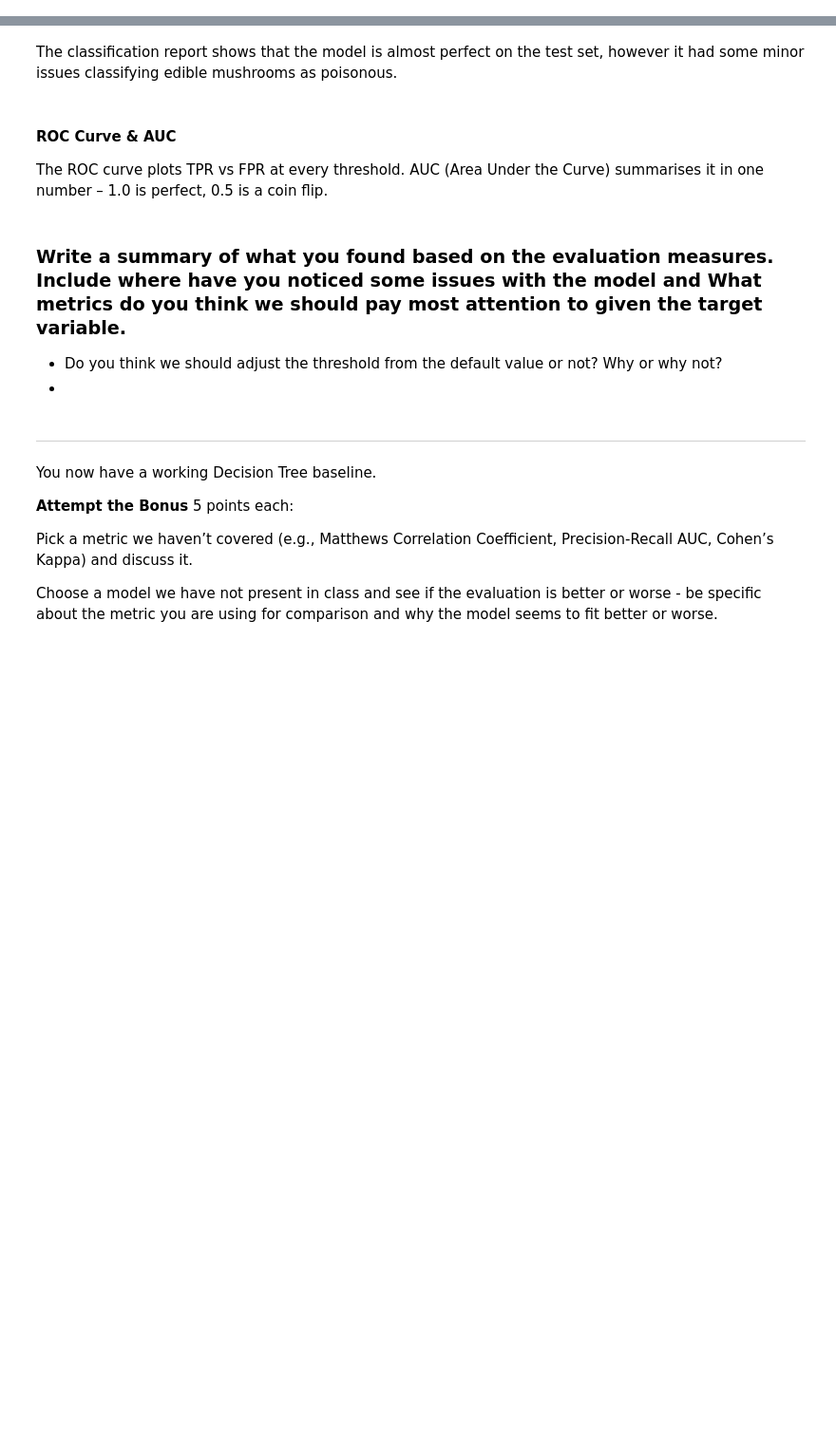
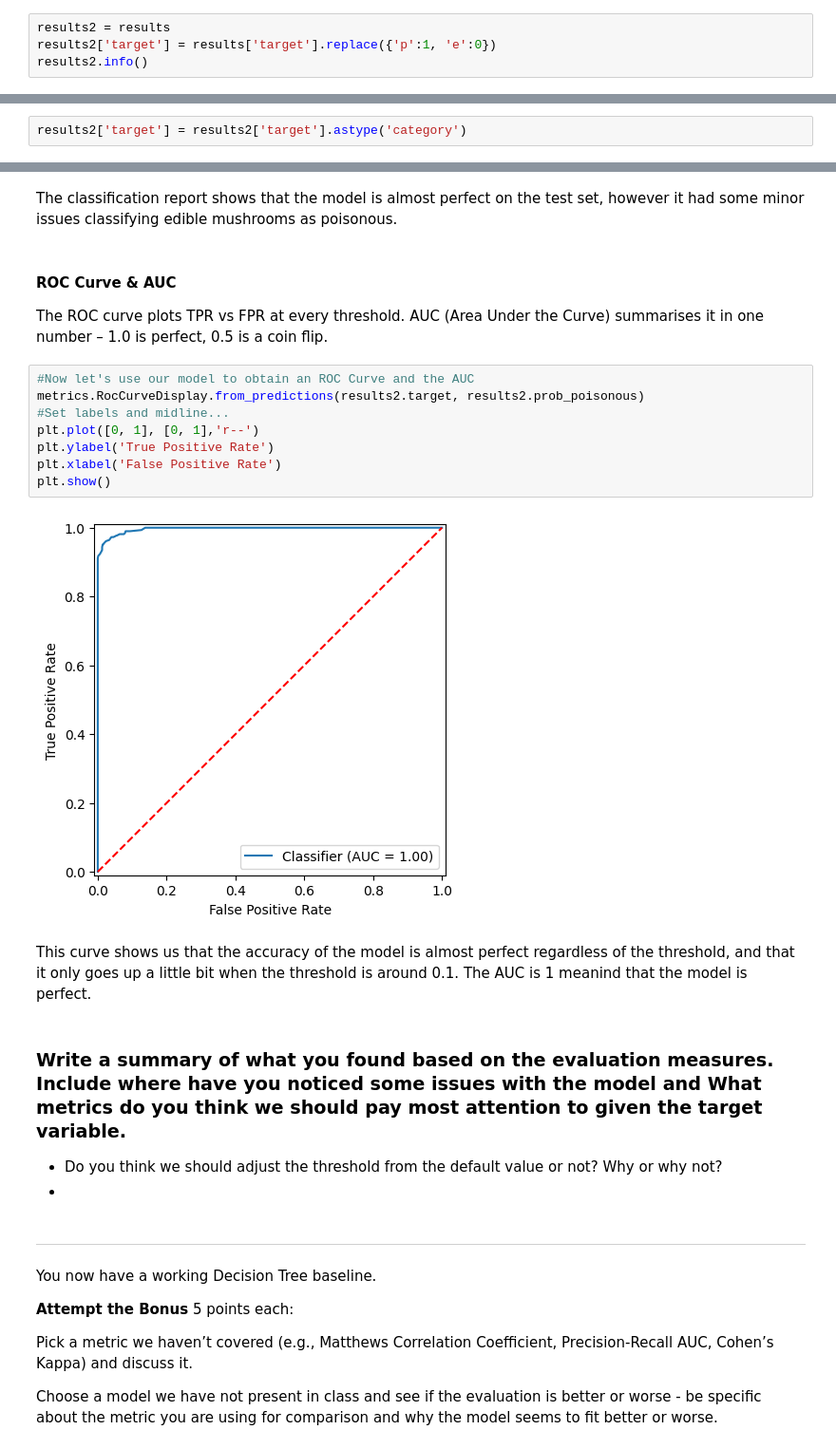
Before and after one commit to maya-clifford/week_10_eval, a Jupyter notebook: Model_Metrics_Lab_Updated.ipynb, the cells around one changed output, grey strips where cells are left out. Shown at 95% size. Saved outputs shown, nothing was run; the diff lists cells and outputs as text; blank space fills up the shorter version.

```diff
--- a/Model_Metrics_Lab_Updated.ipynb
+++ b/Model_Metrics_Lab_Updated.ipynb
@@ -359,0 +371,4 @@ results.head()
+# %%
+results2 = results
+results2['target'] = results['target'].replace({'p':1, 'e':0})
+results2.info()
@@ -360,3 +387,5 @@ results.head()
+# %%
+results2['target'] = results2['target'].astype('category')
 # %% [markdown]
 #### Confusion Matrix
 
@@ -409,6 +438,18 @@ The classification report shows that the model is almost perfect on the test set
 #### ROC Curve & AUC
 
 The ROC curve plots TPR vs FPR at every threshold. AUC (Area Under the Curve) summarises it in one number – 1.0 is perfect, 0.5 is a coin flip.
+# %%
+#Now let's use our model to obtain an ROC Curve and the AUC
+metrics.RocCurveDisplay.from_predictions(results2.target, results2.prob_poisonous)
+#Set labels and midline...
+plt.plot([0, 1], [0, 1],'r--')
+plt.ylabel('True Positive Rate')
+plt.xlabel('False Positive Rate')
+plt.show()
+# %% [output]
+[figure, added]
+# %% [markdown]
+This curve shows us that the accuracy of the model is almost perfect regardless of the threshold, and that it only goes up a little bit when the threshold is around 0.1. The AUC is 1 meanind that the model is perfect.
 # %% [markdown]
 ### Write a summary of what you found based on the evaluation measures. Include where have you noticed some issues with the model and What metrics do you think we should pay most attention to given the target variable.
 
```
Also changed, not shown: parts of 9 cells of this notebook.
